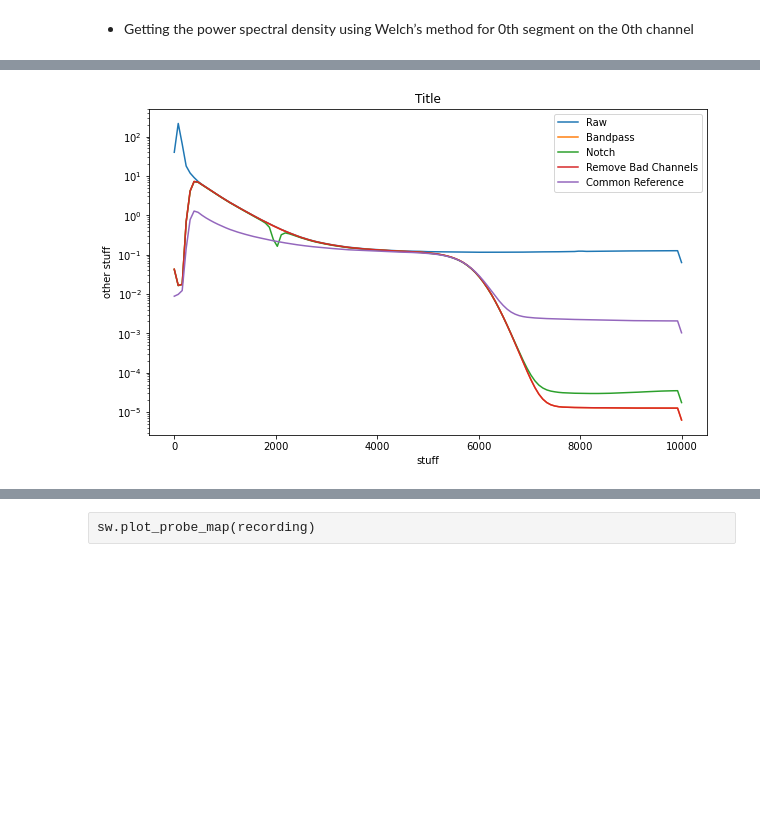
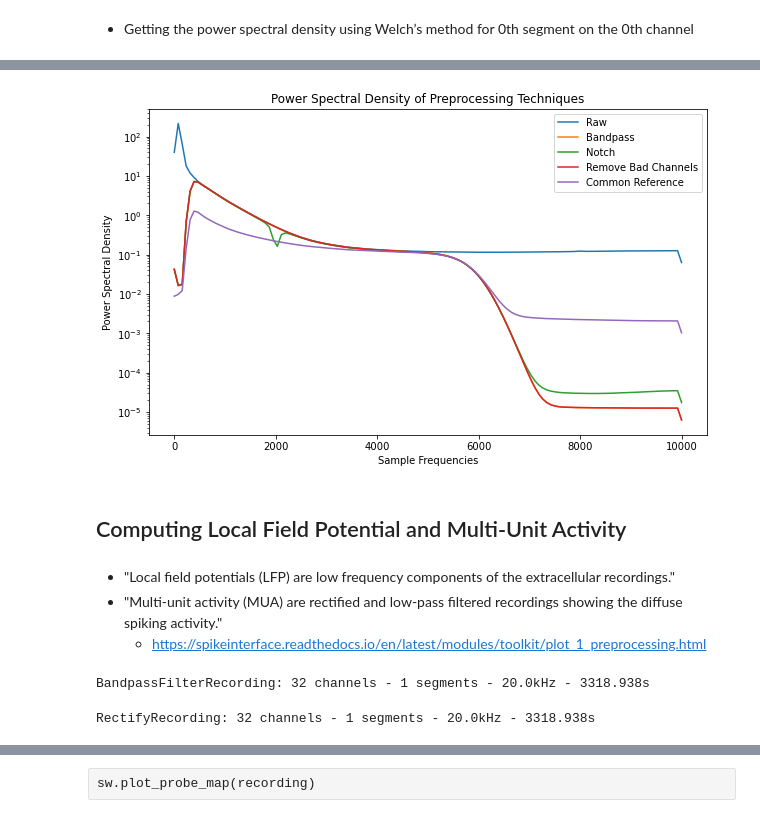
Before and after one commit to padillacoreanolab/spike_sorting, a Jupyter notebook: jupyter_notebooks/01_preprocessing_and_spike_sorting.ipynb, the cells around one changed output, grey strips where cells are left out. Drawn from its saved outputs; the diff is of its cells as text; code cells hidden in the pictures; blank space fills up the shorter version.

Commit message:
nb: adding documentation for power

```diff
--- a/jupyter_notebooks/01_preprocessing_and_spike_sorting.ipynb
+++ b/jupyter_notebooks/01_preprocessing_and_spike_sorting.ipynb
@@ -397,15 +401,21 @@ f_common_reference, p_common_reference = scipy.signal.welch(recording_common_ref
 # %%
 fig, ax = plt.subplots()
 ax.semilogy(f_raw, p_raw, label="Raw")
 ax.semilogy(f_bandpass, p_bandpass, label="Bandpass")
 ax.semilogy(f_notch, p_notch, label="Notch")
 ax.semilogy(f_remove_bad_channels, p_remove_bad_channels, label="Remove Bad Channels")
 ax.semilogy(f_common_reference, p_common_reference, label="Common Reference")
 
-plt.xlabel("stuff")
-plt.ylabel("other stuff")
-plt.title("Title")
+plt.xlabel("Sample Frequencies")
+plt.ylabel("Power Spectral Density")
+plt.title("Power Spectral Density of Preprocessing Techniques")
 plt.legend()
 plt.show()
 # %% [output]
-[figure, old version]
+[figure, new version]
+# %% [markdown]
+## Computing Local Field Potential and Multi-Unit Activity
+# %% [markdown]
+- "Local field potentials (LFP) are low frequency components of the extracellular recordings."
+- "Multi-unit activity (MUA) are rectified and low-pass filtered recordings showing the diffuse spiking activity."
+    - https://spikeinterface.readthedocs.io/en/latest/modules/toolkit/plot_1_preprocessing.html
@@ -411,0 +425,8 @@ plt.show()
+# %%
+recording_lfp
+# %% [output]
+BandpassFilterRecording: 32 channels - 1 segments - 20.0kHz - 3318.938s
+# %%
+recording_mua
+# %% [output]
+RectifyRecording: 32 channels - 1 segments - 20.0kHz - 3318.938s
```
Also changed, not shown: parts of 14 cells of this notebook.
